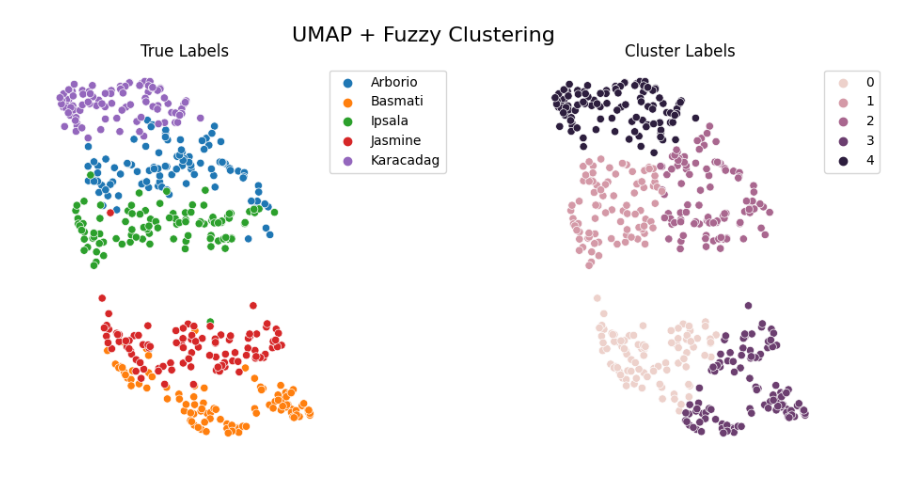
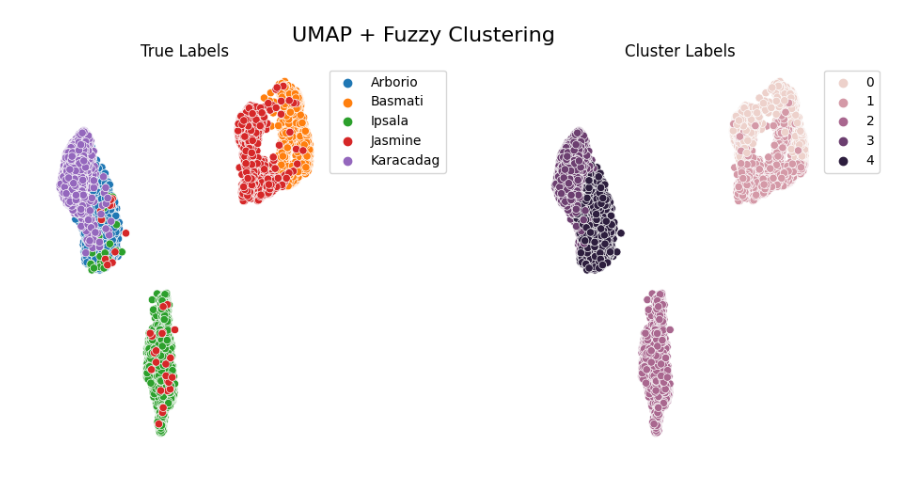
Before and after one commit to Ignacio-Ibarra/unsupervised-rice-image-segmentation, a Jupyter notebook: fuzzy_clust.ipynb, the cells around one changed output. Cells and saved outputs as stored; diff of their text form; code cells hidden in the pictures.

```diff
--- a/fuzzy_clust.ipynb
+++ b/fuzzy_clust.ipynb
@@ -147,0 +75,35 @@ for i,key in enumerate(X.keys()):
+# %%
+# Uso PCA
+
+ncols = sample_features.shape[1]
+n_components = np.min([100, ncols])
+
+scaler = StandardScaler()
+scaled = scaler.fit_transform(sample_features)
+
+pca = PCA(n_components=n_components)
+scaled_pca = pca.fit(scaled)
+Xpca = pca.transform(scaled)
+
+exp_var = scaled_pca.explained_variance_ratio_
+# varexp_acum = np.cumsum(exp_var)
+
+# fig, ax = plt.subplots()
+# ax.plot(varexp_acum)
+# ax.set_title('Varianza Explicada Acumulada', fontsize=8)
+# plt.show()
+
+FPCs = []
+for n in np.r_[1:8]:
+    n_clusters = n
+    cntr, u, u0, d, jm, p, fpc = fuzz.cluster.cmeans(Xpca.T,
+                                                    n_clusters,
+                                                    2,
+                                                    error=0.0005,
+                                                    maxiter=1000,
+                                                    init=None)
+    FPCs.append(fpc)
+
+
+fig, ax = plt.subplots()
+ax.plot(np.r_[1:8], FPCs)
@@ -213,37 +154,37 @@ RAND score=0.6897, Ajusted RAND=0.3059, cantidad_de_muestras=500
 # Uso UMAP
 
 umap = UMAP(
-    n_neighbors=30,
-    min_dist=0.0,
-    n_components=2,
-    random_state=42
+    n_neighbors=100,
+    min_dist=0.1,
+    n_components=3,
+    random_state = 21
 )
 
 # Hago el fuzzy clustering
-standard_embedding = umap.fit_transform(scaled)
+standard_embedding = umap.fit_transform(Xpca)
 n_clusters = 5
 cntr, u, u0, d, jm, p, fpc = fuzz.cluster.cmeans(standard_embedding.T,
                                                  n_clusters,
                                                  2,
                                                  error=0.005,
                                                  maxiter=1000,
                                                  init=None)
 
 # Plot assigned clusters, for each data point in training set
 cluster_membership = np.argmax(u, axis=0)
 
 fig, (ax1, ax2) = plt.subplots(ncols=2, figsize=(10,5))
 sns.scatterplot(x = standard_embedding[:,0], y = standard_embedding[:,1], hue = sample_labels, ax= ax1)
 sns.move_legend(ax1, "upper left", bbox_to_anchor=(1, 1))
 sns.scatterplot(x = standard_embedding[:,0], y = standard_embedding[:,1], hue = cluster_membership, ax=ax2)
 sns.move_legend(ax2, "upper left", bbox_to_anchor=(1, 1))
 plt.tight_layout()
 fig.suptitle("UMAP + Fuzzy Clustering", fontsize=16)
 ax1.set_title("True Labels")
 ax1.axis('off')
 ax2.set_title("Cluster Labels")
 ax2.axis('off')
 plt.subplots_adjust(left=0.1, wspace=0.8, top=0.9)
 plt.show()
 # %% [output]
-[figure, old version]
+[figure, new version]
```
Also changed, not shown: parts of 17 cells of this notebook.
